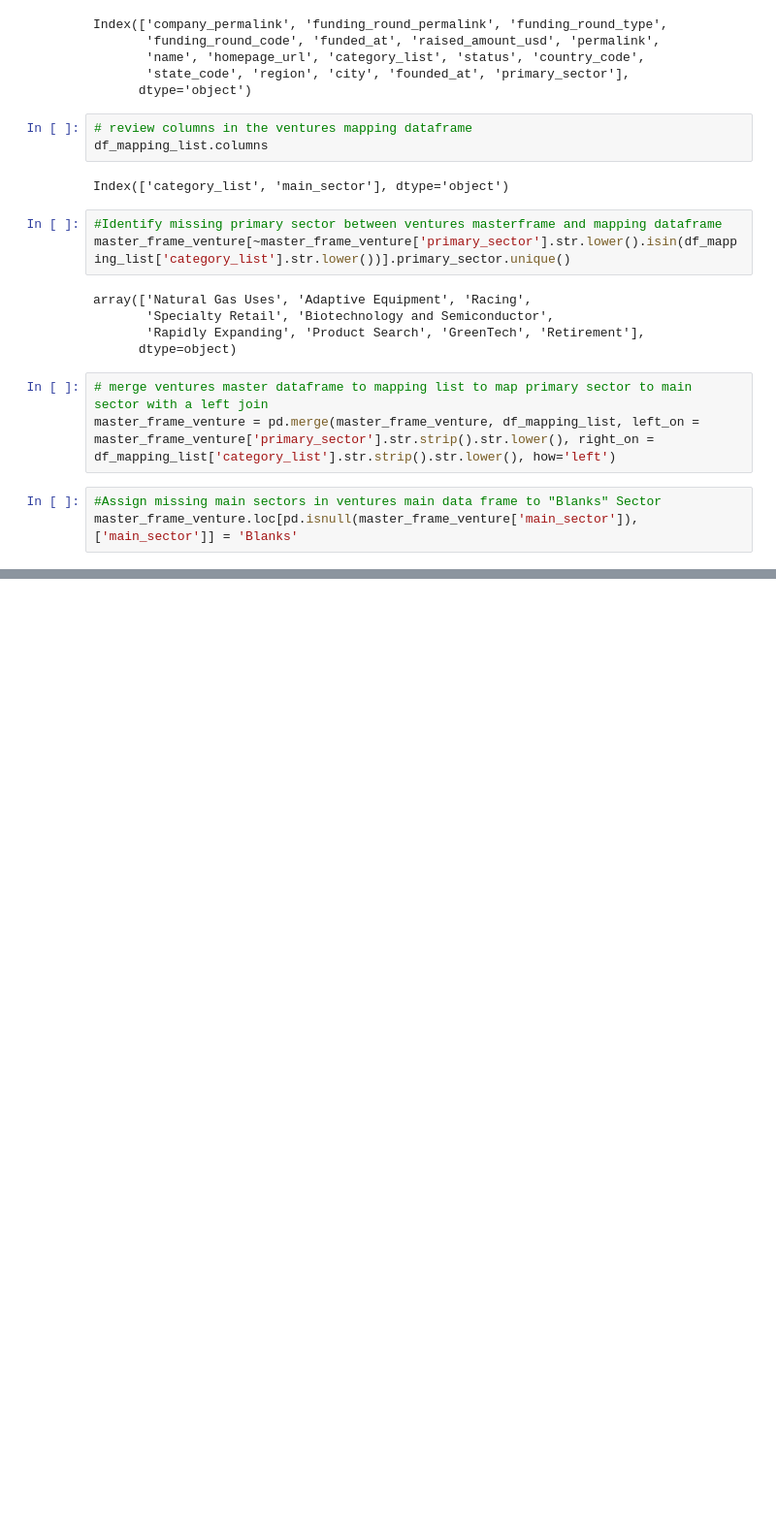
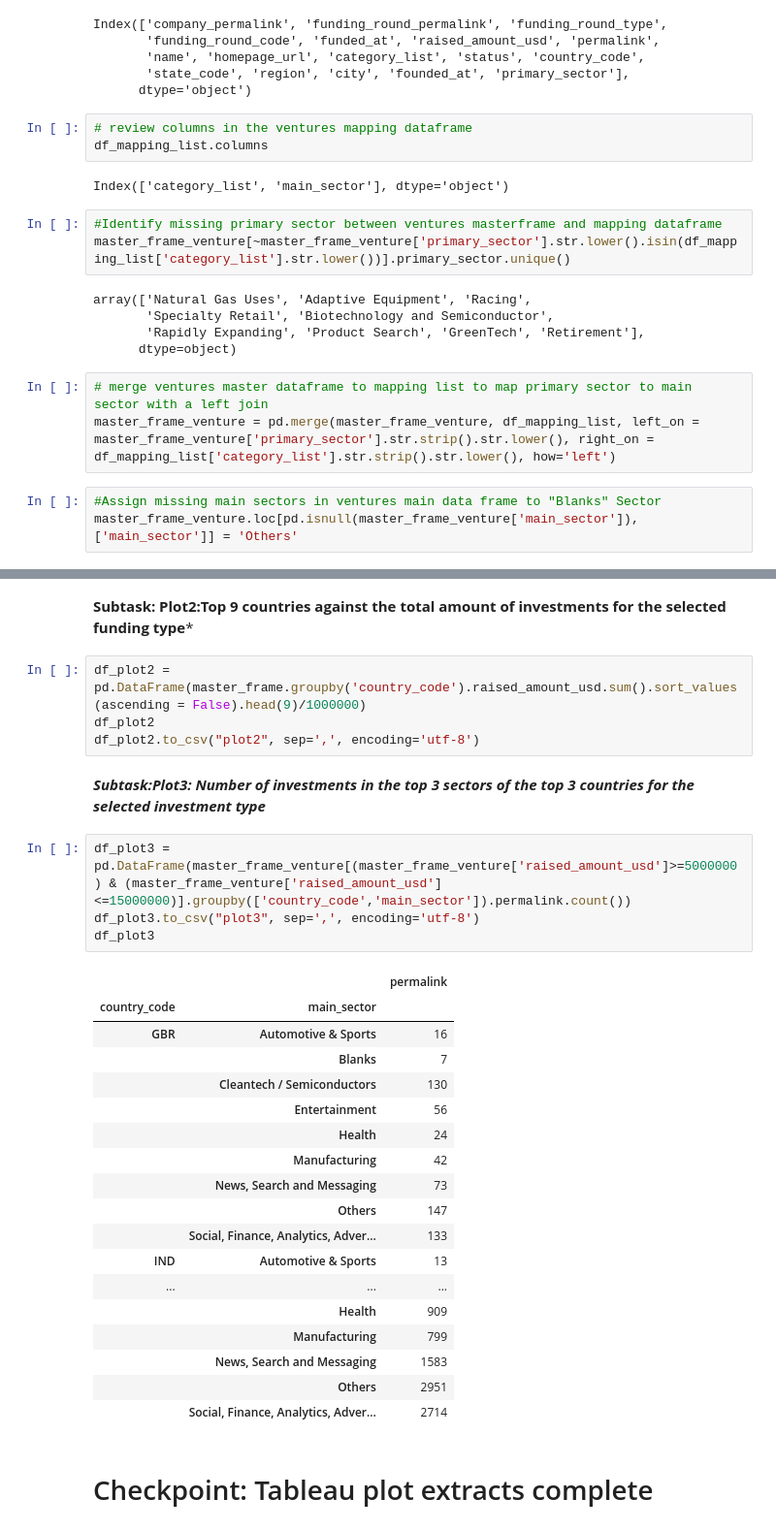
Before and after one commit to Nanditha-G-N/Machine-Learning-Case-Studies, a Jupyter notebook: investment-case-study_Master.ipynb, the cells around one changed output, grey strips where cells are left out. Shown at 97% size. Drawn from its saved outputs; the diff is of its cells as text; blank space fills up the shorter version.

```diff
--- a/investment-case-study_Master.ipynb
+++ b/investment-case-study_Master.ipynb
@@ -432,7 +442,7 @@ array(['Natural Gas Uses', 'Adaptive Equipment', 'Racing',
 master_frame_venture = pd.merge(master_frame_venture, df_mapping_list, left_on = master_frame_venture['primary_sector'].str.strip().str.lower(), right_on = df_mapping_list['category_list'].str.strip().str.lower(), how='left')
 # %%
 #Assign missing main sectors in ventures main data frame to "Blanks" Sector
-master_frame_venture.loc[pd.isnull(master_frame_venture['main_sector']), ['main_sector']] = 'Blanks'
+master_frame_venture.loc[pd.isnull(master_frame_venture['main_sector']), ['main_sector']] = 'Others'
 # %%
 # Check the ventures main data frame for any null main sectors
 master_frame_venture[master_frame_venture.main_sector.isnull()]
@@ -683,0 +623,33 @@ df_plot3
+# %% [markdown]
+__Subtask: Plot2:Top 9 countries against the total amount of investments for the selected funding type__*
+# %%
+df_plot2 = pd.DataFrame(master_frame.groupby('country_code').raised_amount_usd.sum().sort_values(ascending = False).head(9)/1000000)
+df_plot2
+df_plot2.to_csv("plot2", sep=',', encoding='utf-8')
+# %% [markdown]
+*__Subtask:Plot3: Number of investments in the top 3 sectors of the top 3 countries for the selected investment type__*
+# %%
+df_plot3 = pd.DataFrame(master_frame_venture[(master_frame_venture['raised_amount_usd']>=5000000) & (master_frame_venture['raised_amount_usd']<=15000000)].groupby(['country_code','main_sector']).permalink.count())
+df_plot3.to_csv("plot3", sep=',', encoding='utf-8')
+df_plot3
+# %% [output]
+|  |  | permalink |
+| country_code | main_sector |  |
+| GBR | Automotive & Sports | 16 |
+|  | Blanks | 7 |
+|  | Cleantech / Semiconductors | 130 |
+|  | Entertainment | 56 |
+|  | Health | 24 |
+|  | Manufacturing | 42 |
+|  | News, Search and Messaging | 73 |
+|  | Others | 147 |
+|  | Social, Finance, Analytics, Adver... | 133 |
+| IND | Automotive & Sports | 13 |
+| ... | ... | ... |
+|  | Health | 909 |
+|  | Manufacturing | 799 |
+|  | News, Search and Messaging | 1583 |
+|  | Others | 2951 |
+|  | Social, Finance, Analytics, Adver... | 2714 |
+# %% [markdown]
+# Checkpoint: Tableau plot extracts complete
```
Also changed, not shown: parts of 75 cells of this notebook, 4 other files.
